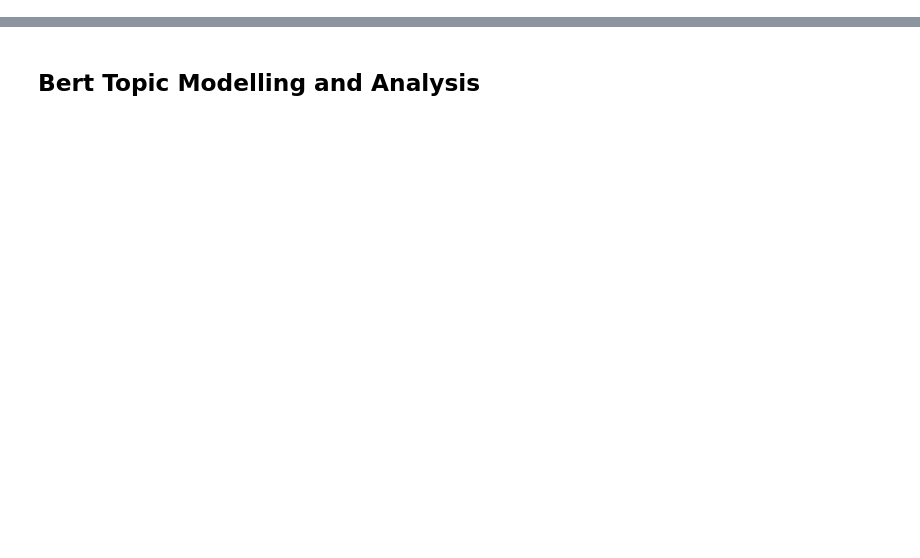
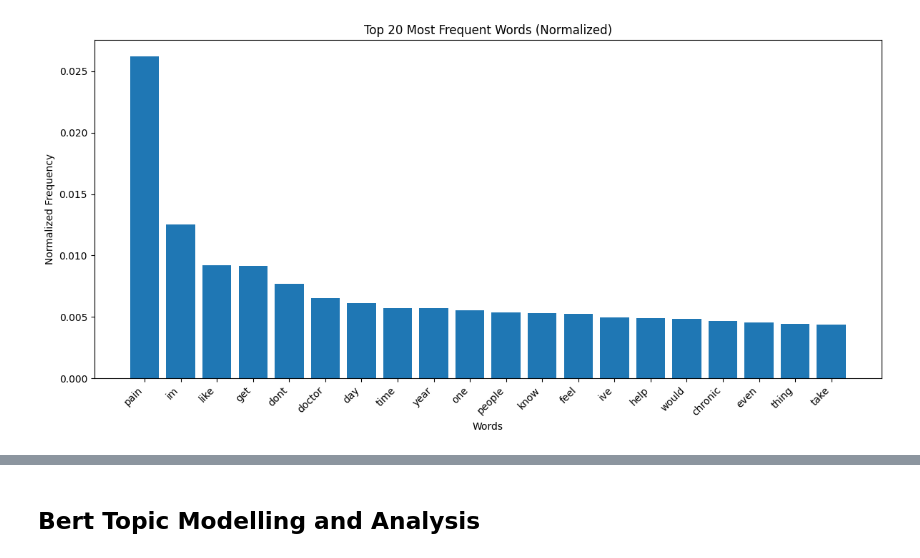
Before and after one commit to JewelsHovan/chronic_reddit_scraper, a Jupyter notebook: analysis/post_analysis.ipynb, the cells around one changed output, grey strips where cells are left out. Cells and saved outputs as stored; diff of their text form; code cells hidden in the pictures; blank space fills up the shorter version.

```diff
--- a/analysis/post_analysis.ipynb
+++ b/analysis/post_analysis.ipynb
@@ -58,0 +147,31 @@ with open('cleaned_posts_texts.txt', 'w') as file:
+# %%
+from collections import Counter
+
+def plot_top_words(cleaned_texts, n=20):
+    """
+    Creates a bar chart of the n most frequent words.
+    """
+    # Get word frequencies
+    words = ' '.join(cleaned_texts).split()
+    word_counts = Counter(words)
+
+    # Normalize frequencies
+    total_words = len(words)
+    word_freq = [(word, count / total_words) for word, count in word_counts.most_common(n)]
+
+    # Prepare data for plotting
+    words, frequencies = zip(*word_freq)
+
+    # Create bar plot
+    plt.figure(figsize=(12, 6))
+    plt.bar(words, frequencies)
+    plt.xticks(rotation=45, ha='right')
+    plt.xlabel('Words')
+    plt.ylabel('Normalized Frequency')
+    plt.title(f'Top {n} Most Frequent Words (Normalized)')
+    plt.tight_layout()
+    plt.show()
+
+plot_top_words(cleaned_posts_texts)
+# %% [output]
+[figure, added]
```
Also changed, not shown: parts of 21 cells of this notebook, 9 other files.
